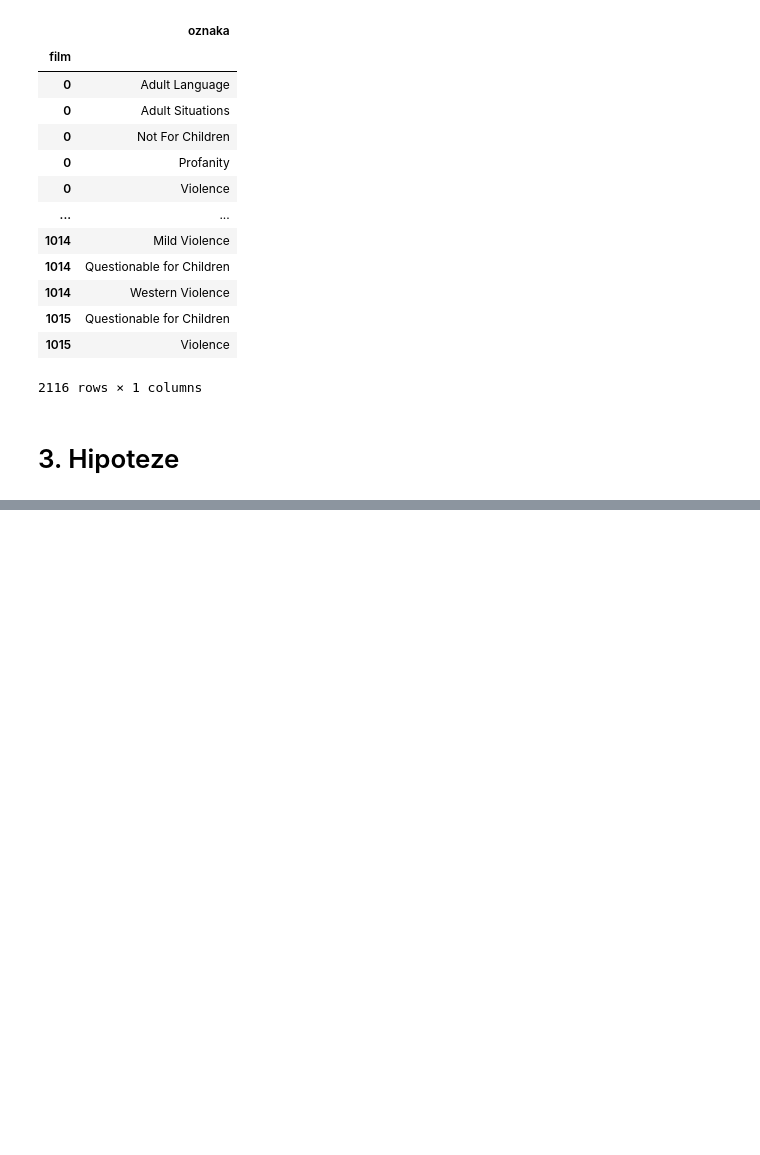
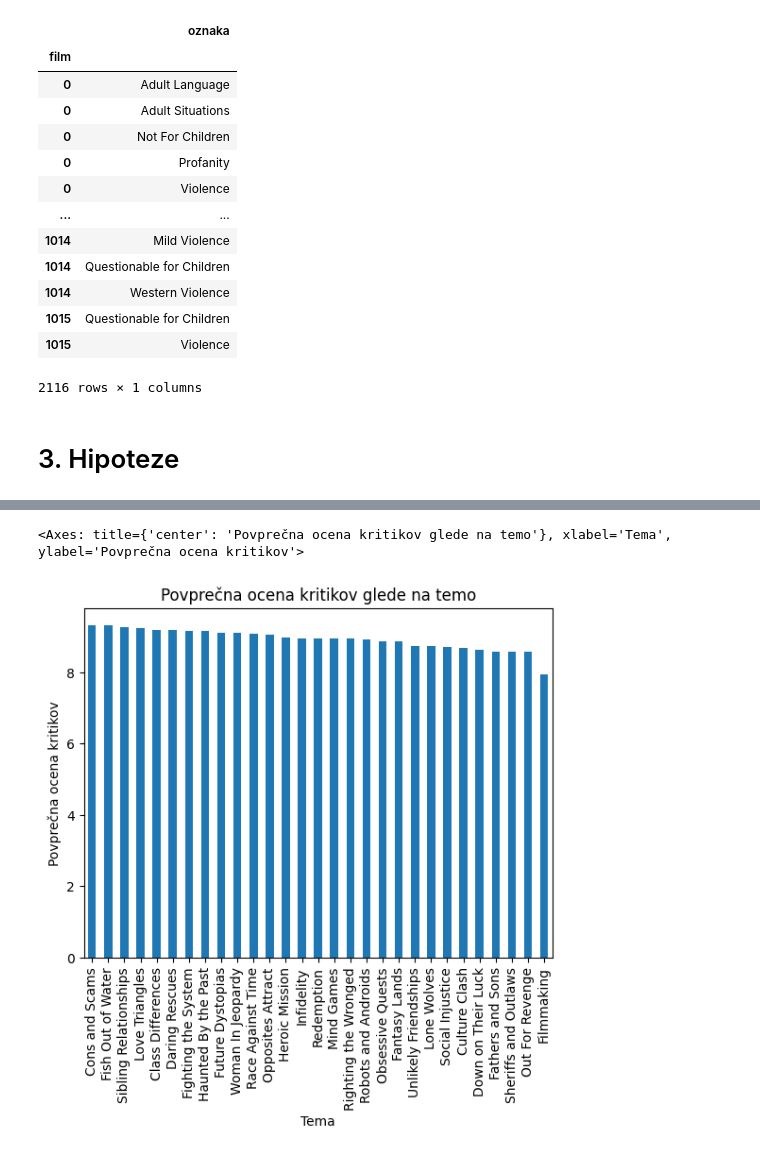
Before and after one commit to JanKamnikar/programiranje1-analiza-podatkov, a Jupyter notebook: analiza.ipynb, the cells around one changed output, grey strips where cells are left out. Drawn from its saved outputs; the diff is of its cells as text; code cells hidden in the pictures; blank space fills up the shorter version.

```diff
--- a/analiza.ipynb
+++ b/analiza.ipynb
@@ -171,0 +229,8 @@ Na podlagi zajetih podatkov smo oblikovali 6 hipotez, ki jih bomo v nadaljevanju
+# %%
+ocenjeni_filmi = filmi[filmi['ocena_kritikov'].notnull()]
+tema = teme_filmi.join(ocenjeni_filmi, on=['film'])
+tema = tema.groupby('tema').filter(lambda x: len(x) > 20).groupby('tema')['ocena_kritikov'].mean().sort_values(ascending=False)
+tema.plot.bar(xlabel='Tema', ylabel='Povprečna ocena kritikov', title='Povprečna ocena kritikov glede na temo')
+# %% [output]
+<Axes: title={'center': 'Povprečna ocena kritikov glede na temo'}, xlabel='Tema', ylabel='Povprečna ocena kritikov'>
+[figure, added]
```
Also changed, not shown: parts of 29 cells of this notebook, 7 other files.
